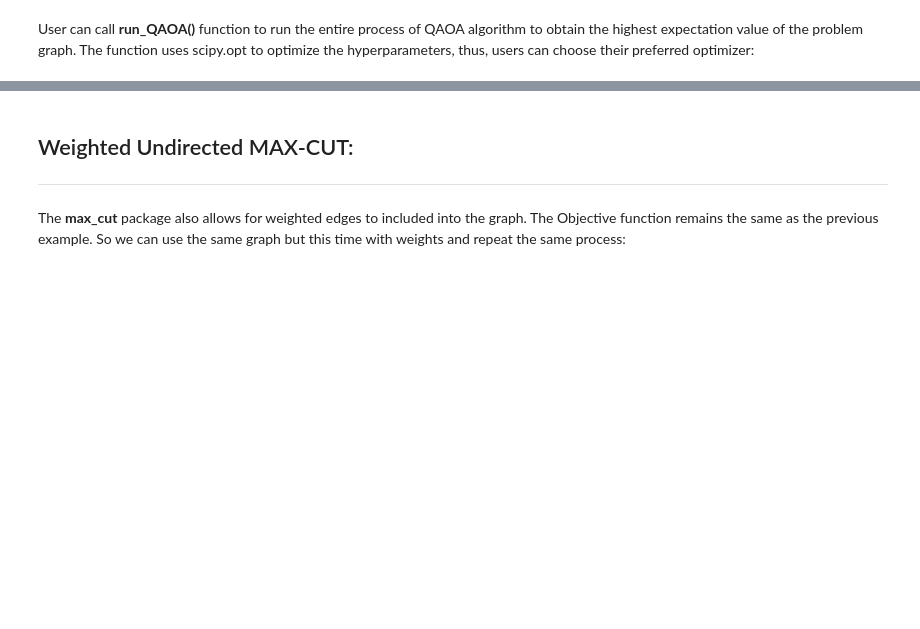
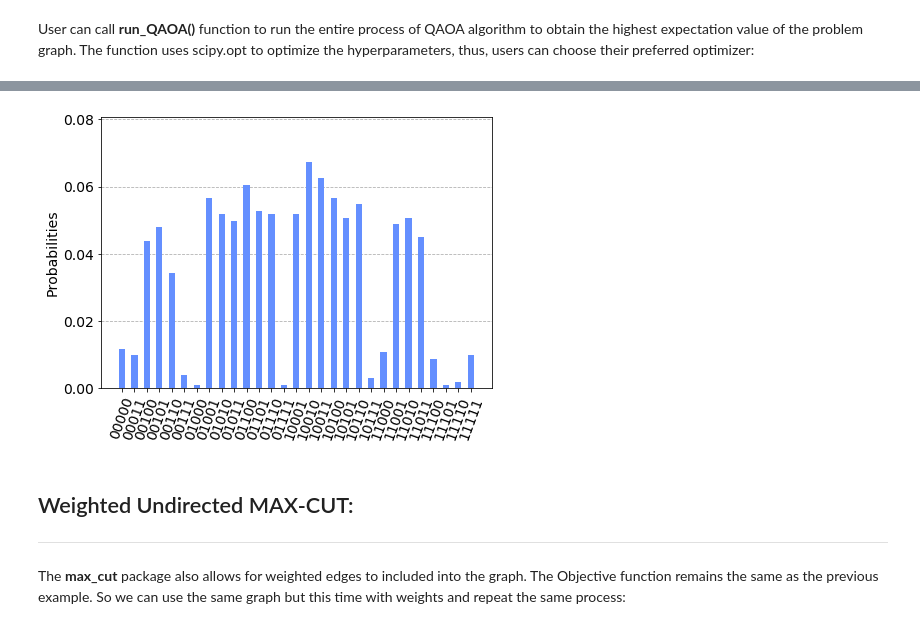
Before and after one commit to nus-comparch/hamiltonian_engine, a Jupyter notebook: Examples/2_PredefinedExamples_MAXCUT.ipynb, the cells around one changed output, grey strips where cells are left out. Saved outputs shown, nothing was run; the diff lists cells and outputs as text; code cells hidden in the pictures; blank space fills up the shorter version.

```diff
--- a/Examples/2_PredefinedExamples_MAXCUT.ipynb
+++ b/Examples/2_PredefinedExamples_MAXCUT.ipynb
@@ -85,3 +91,8 @@ array([2.51967838, 0.63716381])
+# %%
+from qiskit.visualization import plot_histogram
+plot_histogram(res.get_counts(),bar_labels = False)
+# %% [output]
+[figure, added]
 # %% [markdown]
 ## Weighted Undirected MAX-CUT:
 ***
```
Also changed, not shown: parts of 21 cells of this notebook, 6 other files.
